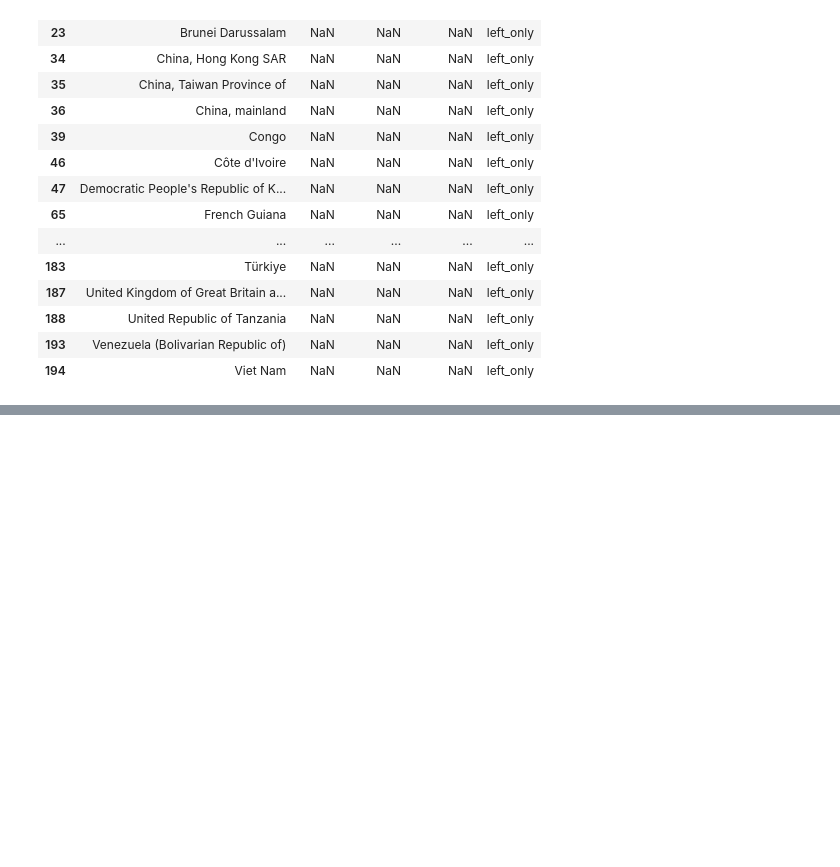
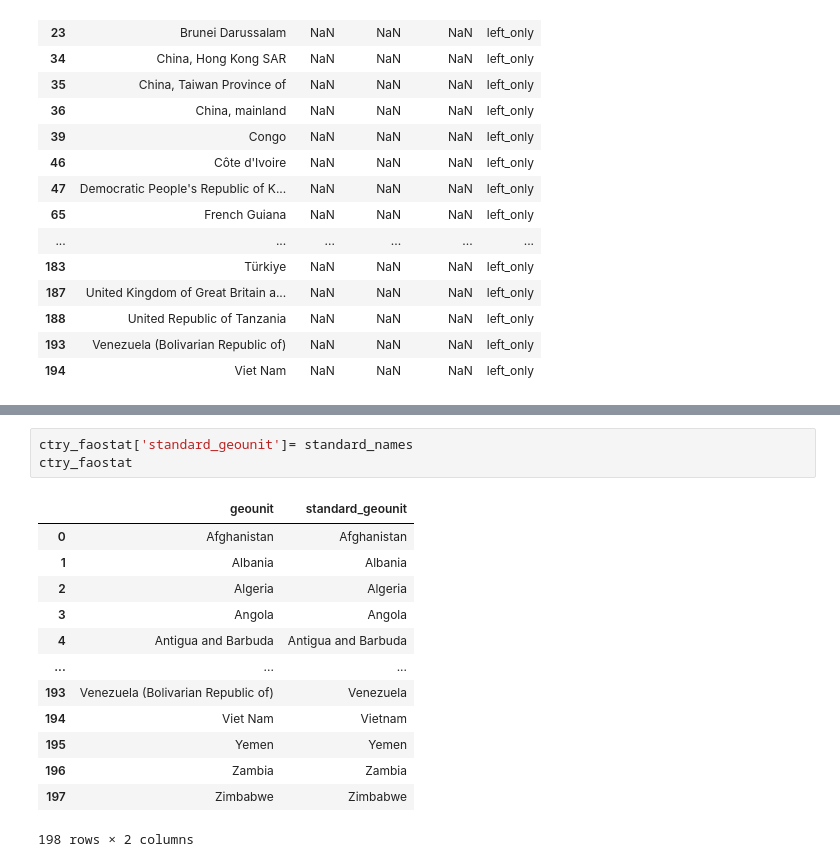
Before and after one commit to epsilonite/data-viz-project, a Jupyter notebook: static/faostat_3_merge.ipynb, the cells around one changed output, grey strips where cells are left out. Cells and saved outputs as stored; diff of their text form; blank space fills up the shorter version.

```diff
--- a/static/faostat_3_merge.ipynb
+++ b/static/faostat_3_merge.ipynb
@@ -83,0 +134,17 @@ KeyError: 'Bolivia'
+# %%
+ctry_faostat['standard_geounit']= standard_names
+ctry_faostat
+# %% [output]
+|  | geounit | standard_geounit |
+| 0 | Afghanistan | Afghanistan |
+| 1 | Albania | Albania |
+| 2 | Algeria | Algeria |
+| 3 | Angola | Angola |
+| 4 | Antigua and Barbuda | Antigua and Barbuda |
+| ... | ... | ... |
+| 193 | Venezuela (Bolivarian Republic of) | Venezuela |
+| 194 | Viet Nam | Vietnam |
+| 195 | Yemen | Yemen |
+| 196 | Zambia | Zambia |
+| 197 | Zimbabwe | Zimbabwe |
+198 rows × 2 columns
```
Also changed, not shown: parts of 7 cells of this notebook, 5 other files.
